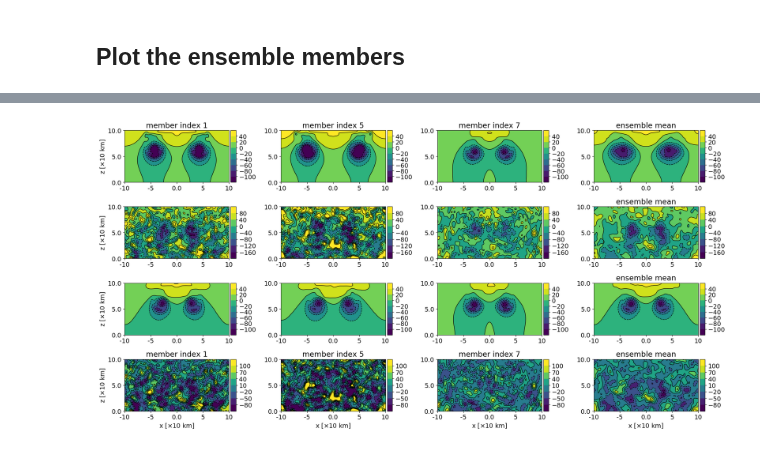
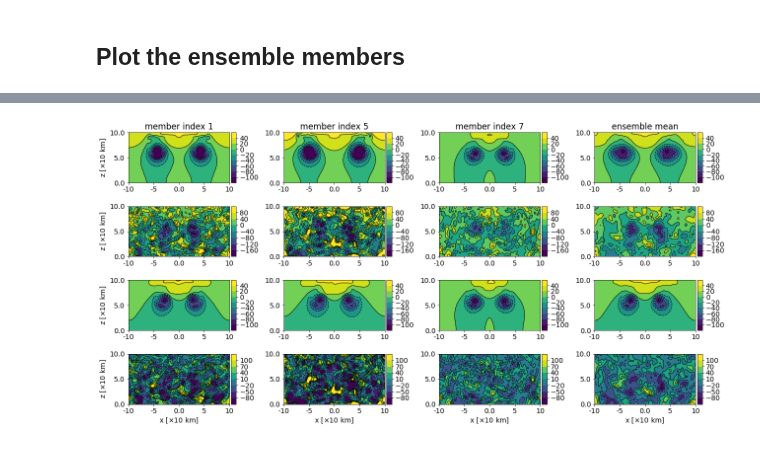
Before and after one commit to ray-chew/pyBELLA, a Jupyter notebook: visualiser_debugger/review_localdab/rmse_ensemble.ipynb, the cells around one changed output, grey strips where cells are left out. Cells and saved outputs as stored; diff of their text form; code cells hidden in the pictures.

```diff
--- a/visualiser_debugger/review_localdab/rmse_ensemble.ipynb
+++ b/visualiser_debugger/review_localdab/rmse_ensemble.ipynb
@@ -25,8 +25,8 @@ euler = False
 rb = True
 
 # Plot format for MWR or arXiv?
-MWR = True
-arXiv = False
+MWR = False
+arXiv = True
 # %% [markdown]
 ## For given test case, load the relevant parameters
 # %%
@@ -471,7 +471,7 @@ ncolslen = 4
 if MWR:
     fs = (20,10) if rb else (16,10)
 elif arXiv:
-    fs = (16,9) if rb else (13,7)
+    fs = (18,9) if rb else (13,7)
 pl = pt.plotter(arr_lst,ncols=ncolslen,figsize=fs,sharexlabel=True,shareylabel=True)
 
 x_label = r'x [$\times 10$ km]'
@@ -515 +515 @@ pl.save_fig('./output/%s_enses' %lbl)
-[figure, old version]
+[figure, new version]
```
Also changed, not shown: parts of 1 cell of this notebook.
